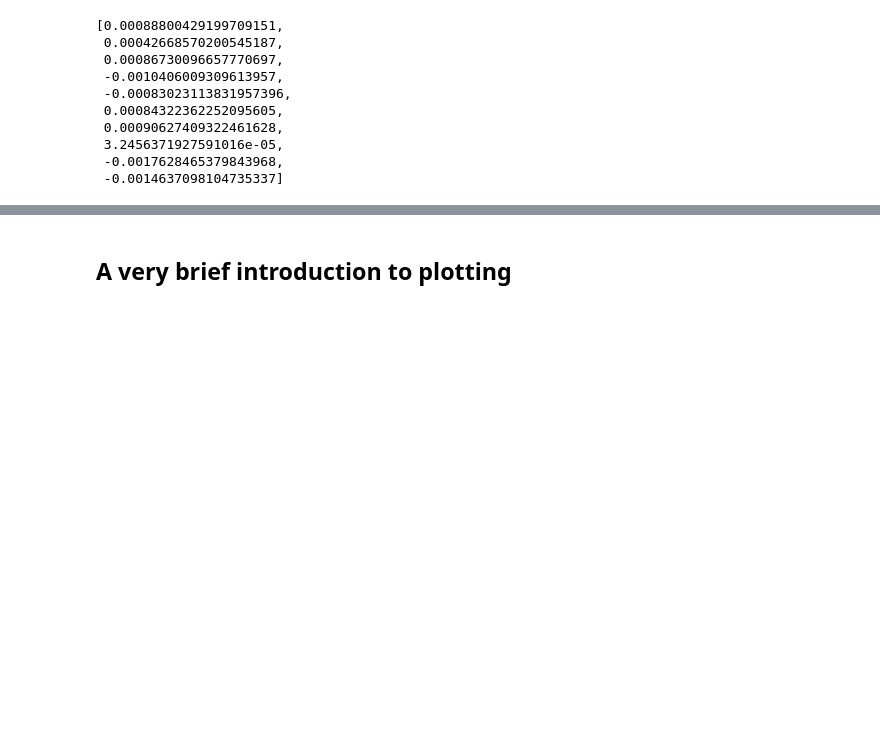
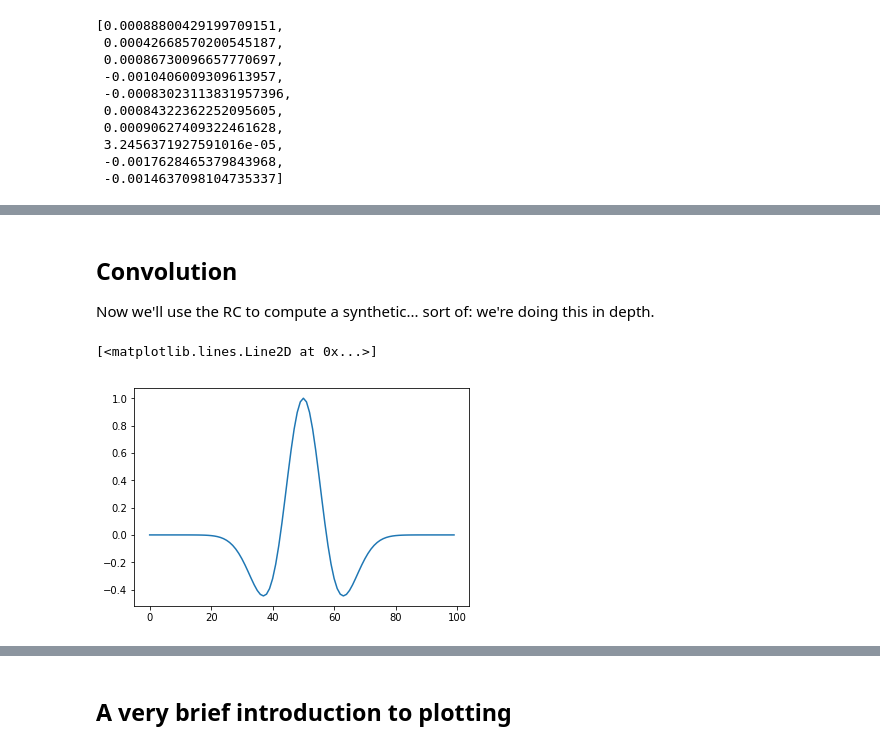
Before and after one commit to helgegn/geocomp-0118, a Jupyter notebook: master/Practice_NumPy.ipynb, the cells around one changed output, grey strips where cells are left out. Saved outputs shown, nothing was run; the diff lists cells and outputs as text; code cells hidden in the pictures; blank space fills up the shorter version.

```diff
--- a/master/Practice_NumPy.ipynb
+++ b/master/Practice_NumPy.ipynb
@@ -107,0 +121,13 @@ rc[:10]
+# %% [markdown]
+## Convolution
+
+Now we'll use the RC to compute a synthetic... sort of: we're doing this in depth.
+# %%
+from bruges.filters import ricker
+
+wavelet = ricker(100, 1, 0.03)
+
+plt.plot(wavelet)
+# %% [output]
+[<matplotlib.lines.Line2D at 0x...>]
+[figure, added]
```
Also changed, not shown: parts of 16 cells of this notebook, 5 other files.
